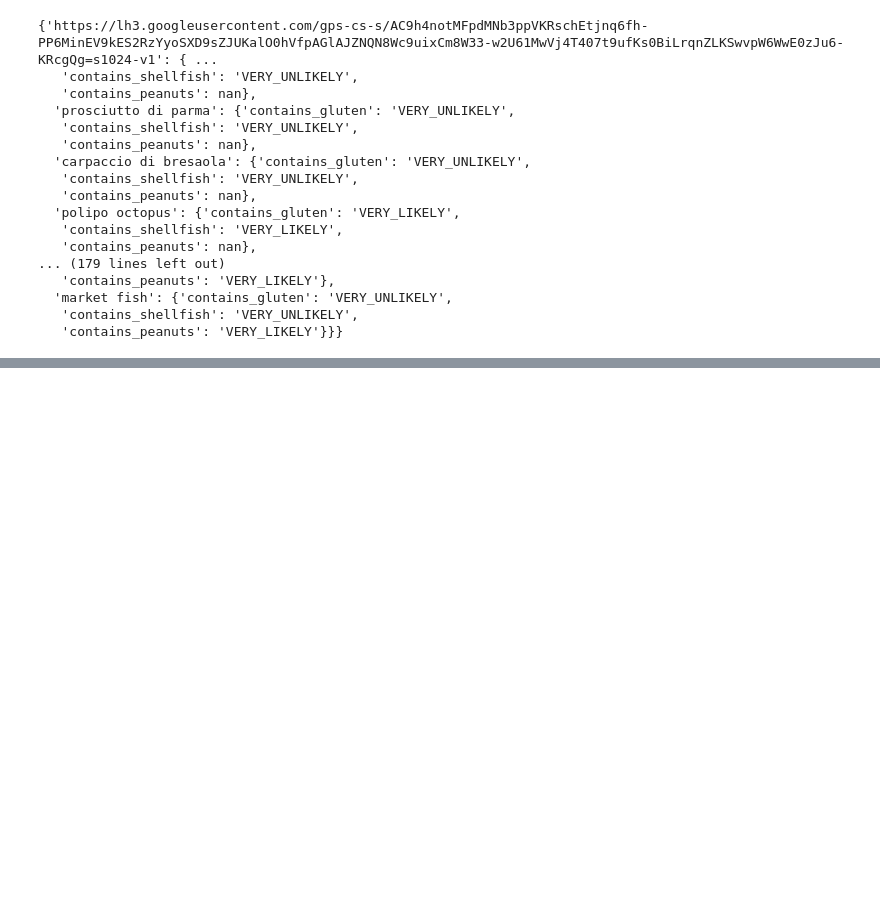
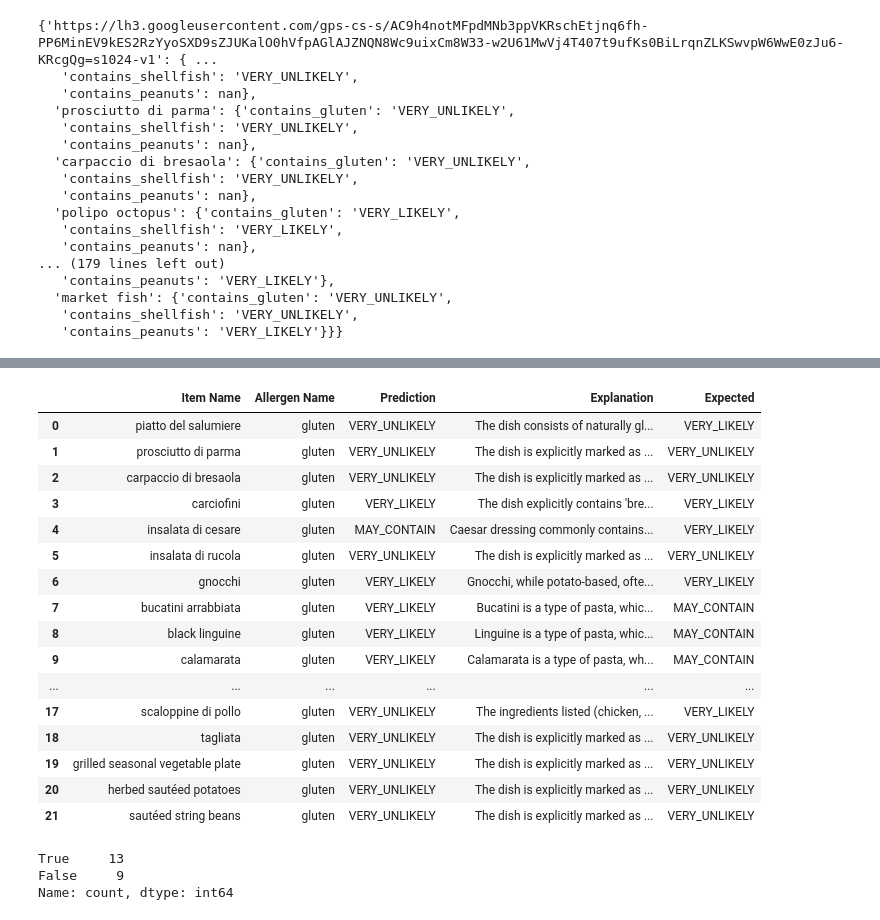
Before and after one commit to sookiemonster/allerfree, a Jupyter notebook: language-model/test.ipynb, the cells around one changed output, grey strips where cells are left out. Saved outputs shown, nothing was run; the diff lists cells and outputs as text; code cells hidden in the pictures; blank space fills up the shorter version.

```diff
--- a/language-model/test.ipynb
+++ b/language-model/test.ipynb
@@ -28,0 +115,5 @@ from test.utils import fetch_image_as_base64
+# %%
+set_url = list(test_data.keys())[0]
+display(set_url)
+expected = test_data[set_url]
+display(expected)
@@ -28,0 +139,6 @@ from test.utils import fetch_image_as_base64
+# %%
+from test import load_obj
+
+output = load_obj("italian_detection.pkl")
+display(output)
+display(expected)
@@ -28,0 +166,30 @@ from test.utils import fetch_image_as_base64
+# %%
+from test import pair_expected_and_produced_items
+
+
+df=pair_expected_and_produced_items(expected=expected, produced=output['gluten'])
+display(df)
+# %% [output]
+|  | Item Name | Allergen Name | Prediction | Explanation | Expected |
+| 0 | piatto del salumiere | gluten | VERY_UNLIKELY | The dish consists of naturally gl... | VERY_LIKELY |
+| 1 | prosciutto di parma | gluten | VERY_UNLIKELY | The dish is explicitly marked as ... | VERY_UNLIKELY |
+| 2 | carpaccio di bresaola | gluten | VERY_UNLIKELY | The dish is explicitly marked as ... | VERY_UNLIKELY |
+| 3 | carciofini | gluten | VERY_LIKELY | The dish explicitly contains 'bre... | VERY_LIKELY |
+| 4 | insalata di cesare | gluten | MAY_CONTAIN | Caesar dressing commonly contains... | VERY_LIKELY |
+| 5 | insalata di rucola | gluten | VERY_UNLIKELY | The dish is explicitly marked as ... | VERY_UNLIKELY |
+| 6 | gnocchi | gluten | VERY_LIKELY | Gnocchi, while potato-based, ofte... | VERY_LIKELY |
+| 7 | bucatini arrabbiata | gluten | VERY_LIKELY | Bucatini is a type of pasta, whic... | MAY_CONTAIN |
+| 8 | black linguine | gluten | VERY_LIKELY | Linguine is a type of pasta, whic... | MAY_CONTAIN |
+| 9 | calamarata | gluten | VERY_LIKELY | Calamarata is a type of pasta, wh... | MAY_CONTAIN |
+| ... | ... | ... | ... | ... | ... |
+| 17 | scaloppine di pollo | gluten | VERY_UNLIKELY | The ingredients listed (chicken, ... | VERY_LIKELY |
+| 18 | tagliata | gluten | VERY_UNLIKELY | The dish is explicitly marked as ... | VERY_UNLIKELY |
+| 19 | grilled seasonal vegetable plate | gluten | VERY_UNLIKELY | The dish is explicitly marked as ... | VERY_UNLIKELY |
+| 20 | herbed sautéed potatoes | gluten | VERY_UNLIKELY | The dish is explicitly marked as ... | VERY_UNLIKELY |
+| 21 | sautéed string beans | gluten | VERY_UNLIKELY | The dish is explicitly marked as ... | VERY_UNLIKELY |
+# %%
+(df['Expected'] == df['Prediction'] ).value_counts()
+# %% [output]
+True     13
+False     9
+Name: count, dtype: int64
```
Also changed, not shown: parts of 9 cells of this notebook, 9 other files.
